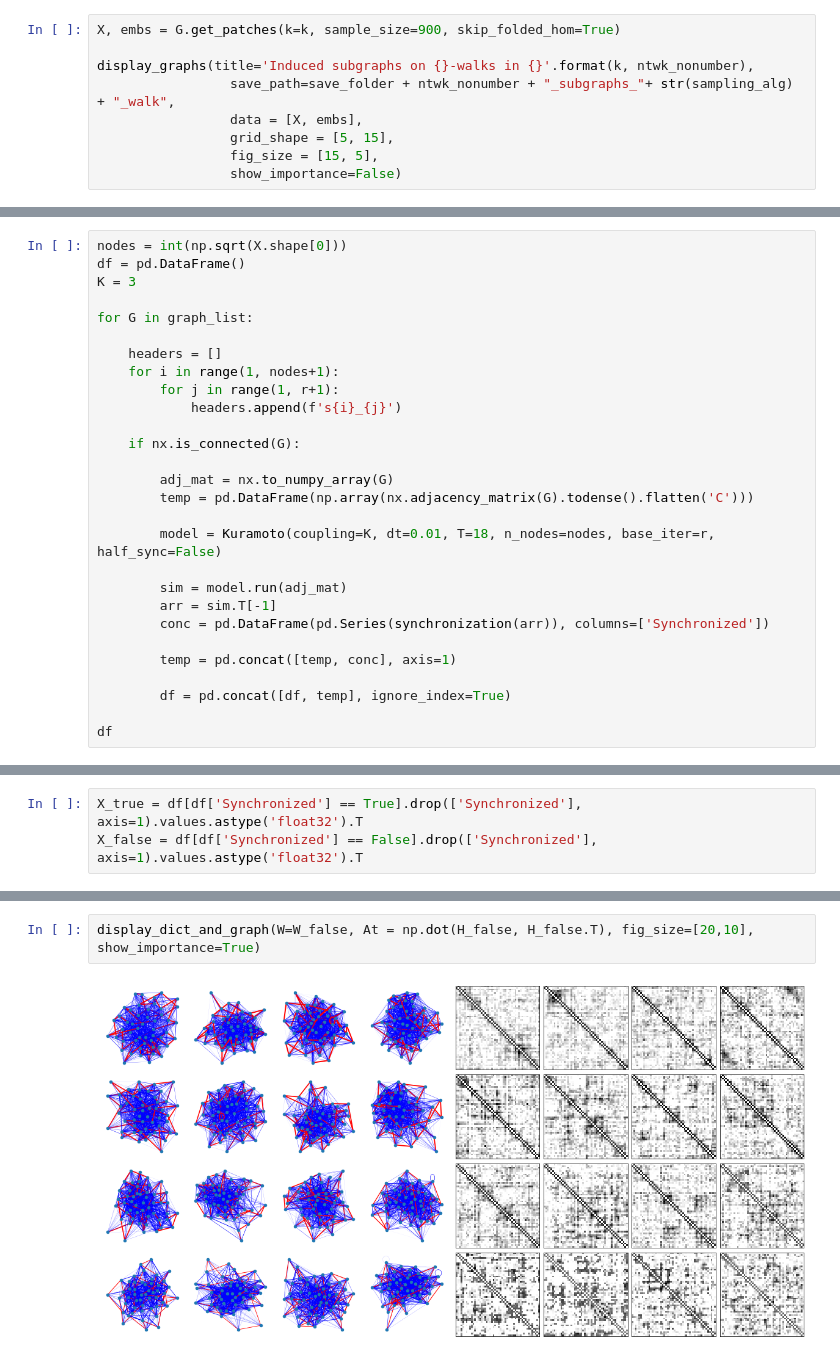
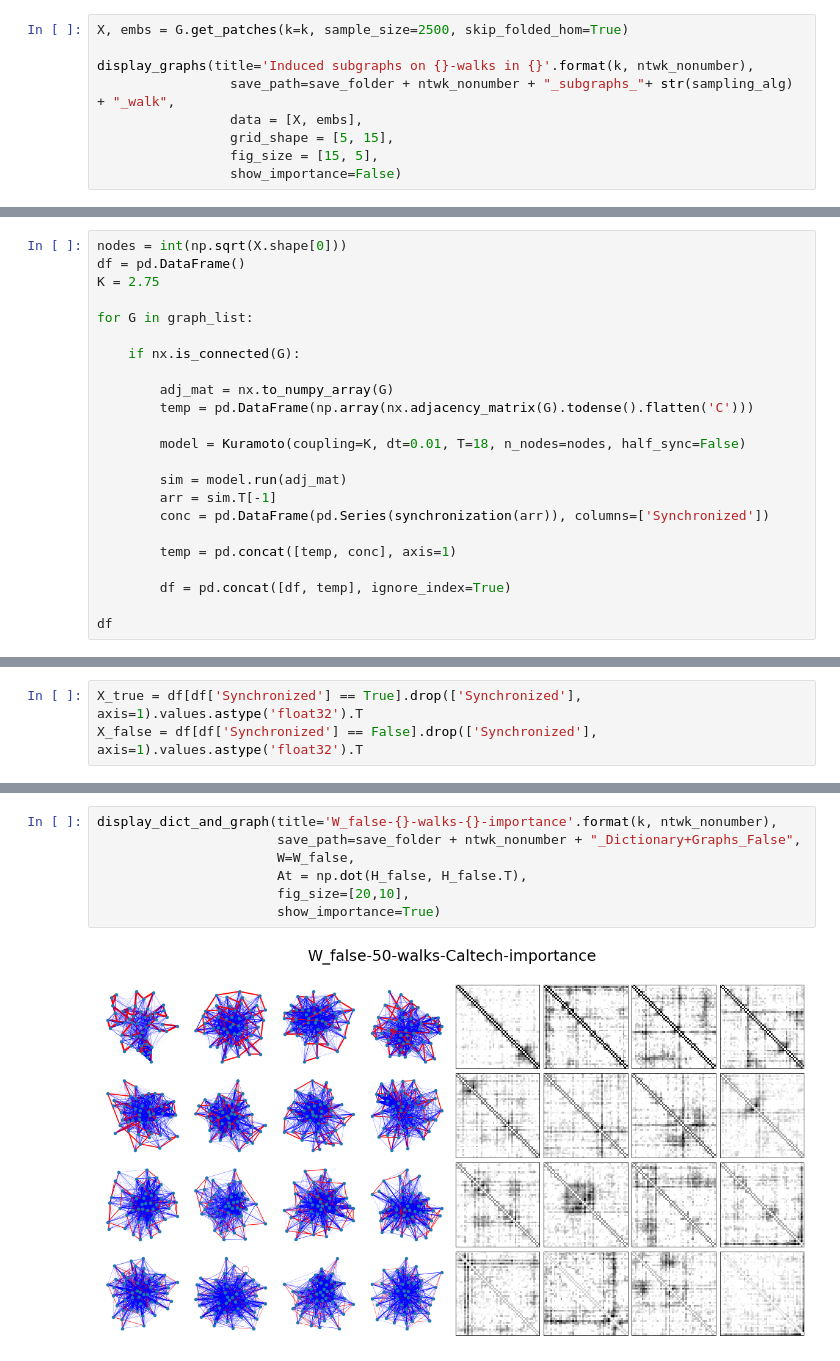
Before and after one commit to BryaneX455/reu2022, a Jupyter notebook: Kuramoto Model/Caltech.ipynb, the cells around one changed output, grey strips where cells are left out. Cells and saved outputs as stored; diff of their text form.

```diff
--- a/Kuramoto Model/Caltech.ipynb
+++ b/Kuramoto Model/Caltech.ipynb
@@ -331,7 +17,7 @@ print('num edges in G', len(G.get_edges()))
 num nodes in G 769
 num edges in G 33312
 # %%
-X, embs = G.get_patches(k=k, sample_size=900, skip_folded_hom=True)
+X, embs = G.get_patches(k=k, sample_size=2500, skip_folded_hom=True)
 
 display_graphs(title='Induced subgraphs on {}-walks in {}'.format(k, ntwk_nonumber),
                  save_path=save_folder + ntwk_nonumber + "_subgraphs_"+ str(sampling_alg) + "_walk",
@@ -411,21 +37,16 @@ num of graphs: 900
 # %%
 nodes = int(np.sqrt(X.shape[0]))
 df = pd.DataFrame()
-K = 3
+K = 2.75
 
 for G in graph_list:
-
-    headers = []
-    for i in range(1, nodes+1):
-        for j in range(1, r+1):
-            headers.append(f's{i}_{j}')
 
     if nx.is_connected(G):
 
         adj_mat = nx.to_numpy_array(G)
         temp = pd.DataFrame(np.array(nx.adjacency_matrix(G).todense().flatten('C')))
 
-        model = Kuramoto(coupling=K, dt=0.01, T=18, n_nodes=nodes, base_iter=r, half_sync=False)
+        model = Kuramoto(coupling=K, dt=0.01, T=18, n_nodes=nodes, half_sync=False)
 
         sim = model.run(adj_mat)
         arr = sim.T[-1]
@@ -615,4 +142,9 @@ display_dict_and_graph(W=W_true, At = np.dot(H_true, H_true.T), fig_size=[20,10]
 # %%
-display_dict_and_graph(W=W_false, At = np.dot(H_false, H_false.T), fig_size=[20,10], show_importance=True)
+display_dict_and_graph(title='W_false-{}-walks-{}-importance'.format(k, ntwk_nonumber),
+                       save_path=save_folder + ntwk_nonumber + "_Dictionary+Graphs_False",
+                       W=W_false,
+                       At = np.dot(H_false, H_false.T),
+                       fig_size=[20,10],
+                       show_importance=True)
 # %% [output]
-[figure, old version]
+[figure, new version]
```
Also changed, not shown: parts of 29 cells of this notebook, 22 other files.
